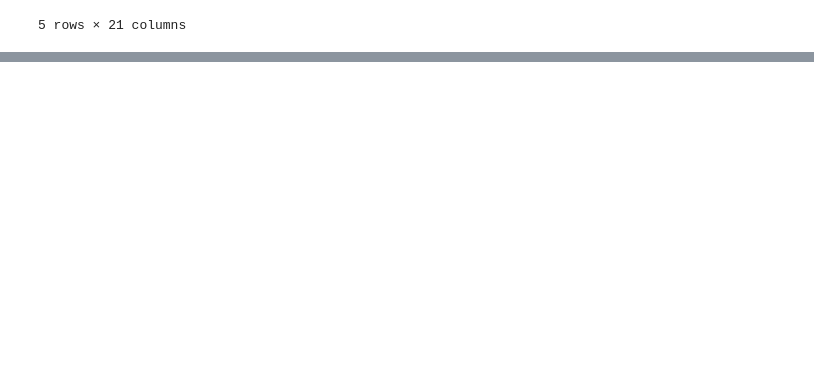
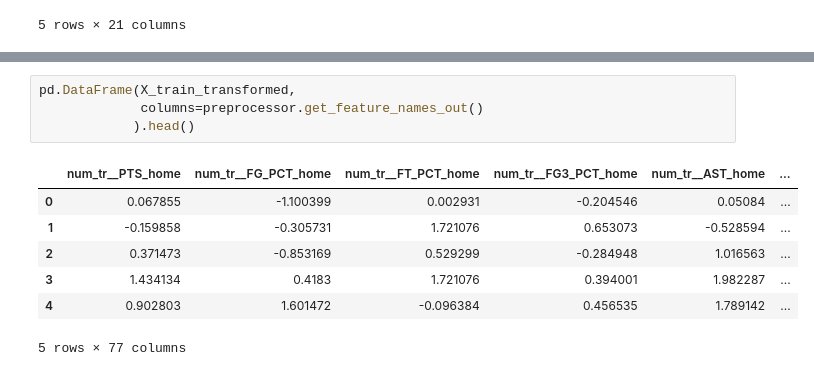
Before and after one commit to Aipeni/nba_stat, a Jupyter notebook: nba_test.ipynb, the cells around one changed output, grey strips where cells are left out. Cells and saved outputs as stored; diff of their text form; blank space fills up the shorter version.

```diff
--- a/nba_test.ipynb
+++ b/nba_test.ipynb
@@ -138,0 +137,12 @@ X_train
+# %%
+pd.DataFrame(X_train_transformed,
+             columns=preprocessor.get_feature_names_out()
+            ).head()
+# %% [output]
+|  | num_tr__PTS_home | num_tr__FG_PCT_home | num_tr__FT_PCT_home | num_tr__FG3_PCT_home | num_tr__AST_home | ... |
+| 0 | 0.067855 | -1.100399 | 0.002931 | -0.204546 | 0.05084 | ... |
+| 1 | -0.159858 | -0.305731 | 1.721076 | 0.653073 | -0.528594 | ... |
+| 2 | 0.371473 | -0.853169 | 0.529299 | -0.284948 | 1.016563 | ... |
+| 3 | 1.434134 | 0.4183 | 1.721076 | 0.394001 | 1.982287 | ... |
+| 4 | 0.902803 | 1.601472 | -0.096384 | 0.456535 | 1.789142 | ... |
+5 rows × 77 columns
```
Also changed, not shown: parts of 13 cells of this notebook.
